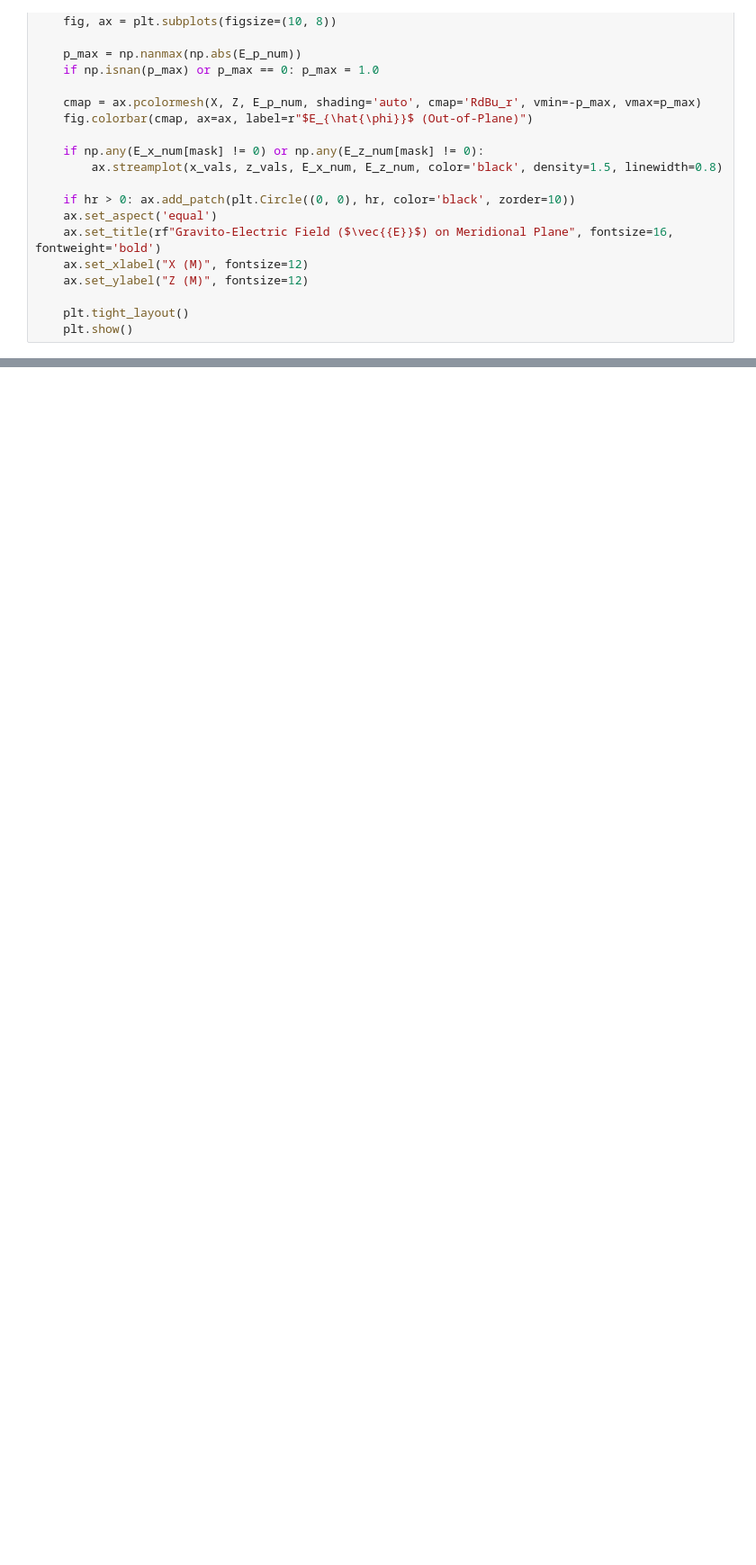
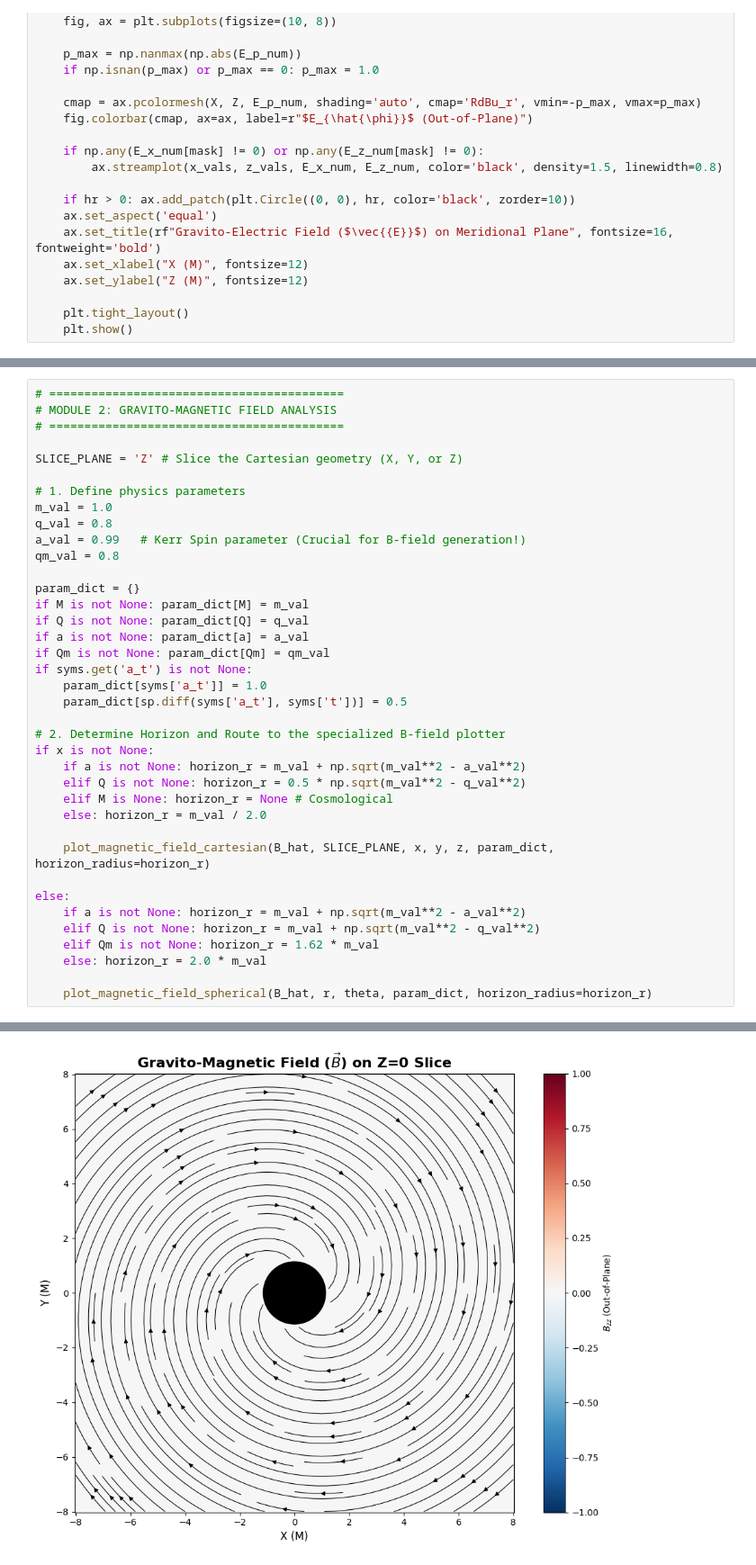
Before and after one commit to 1Aadi0/bbh-gem, a Jupyter notebook: notebooks/modular.ipynb, the cells around one changed output, grey strips where cells are left out. Shown at 90% size. Cells and saved outputs as stored; diff of their text form; blank space fills up the shorter version.

```diff
--- a/notebooks/modular.ipynb
+++ b/notebooks/modular.ipynb
@@ -255,0 +463,39 @@ else:
+# %%
+# ==========================================
+# MODULE 2: GRAVITO-MAGNETIC FIELD ANALYSIS
+# ==========================================
+
+SLICE_PLANE = 'Z' # Slice the Cartesian geometry (X, Y, or Z)
+
+# 1. Define physics parameters
+m_val = 1.0
+q_val = 0.8
+a_val = 0.99   # Kerr Spin parameter (Crucial for B-field generation!)
+qm_val = 0.8
+
+param_dict = {}
+if M is not None: param_dict[M] = m_val
+if Q is not None: param_dict[Q] = q_val
+if a is not None: param_dict[a] = a_val
+if Qm is not None: param_dict[Qm] = qm_val
+if syms.get('a_t') is not None:
+    param_dict[syms['a_t']] = 1.0
+    param_dict[sp.diff(syms['a_t'], syms['t'])] = 0.5
+
+# 2. Determine Horizon and Route to the specialized B-field plotter
+if x is not None:
+    if a is not None: horizon_r = m_val + np.sqrt(m_val**2 - a_val**2)
+    elif Q is not None: horizon_r = 0.5 * np.sqrt(m_val**2 - q_val**2)
+    elif M is None: horizon_r = None # Cosmological
+    else: horizon_r = m_val / 2.0
+
+    plot_magnetic_field_cartesian(B_hat, SLICE_PLANE, x, y, z, param_dict, horizon_radius=horizon_r)
+
+else:
+    if a is not None: horizon_r = m_val + np.sqrt(m_val**2 - a_val**2)
+    elif Q is not None: horizon_r = m_val + np.sqrt(m_val**2 - q_val**2)
+    elif Qm is not None: horizon_r = 1.62 * m_val
+    else: horizon_r = 2.0 * m_val
+
+    plot_magnetic_field_spherical(B_hat, r, theta, param_dict, horizon_radius=horizon_r)
+# %% [output]
@@ -255,0 +510 @@ else:
+[figure, added]
```
Also changed, not shown: parts of 18 cells of this notebook, 1 other file.
